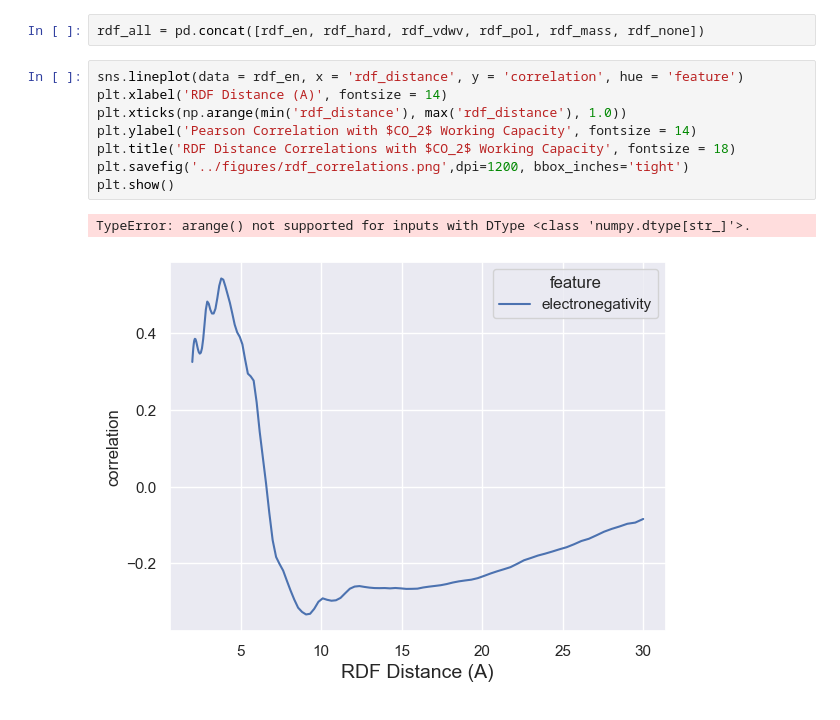
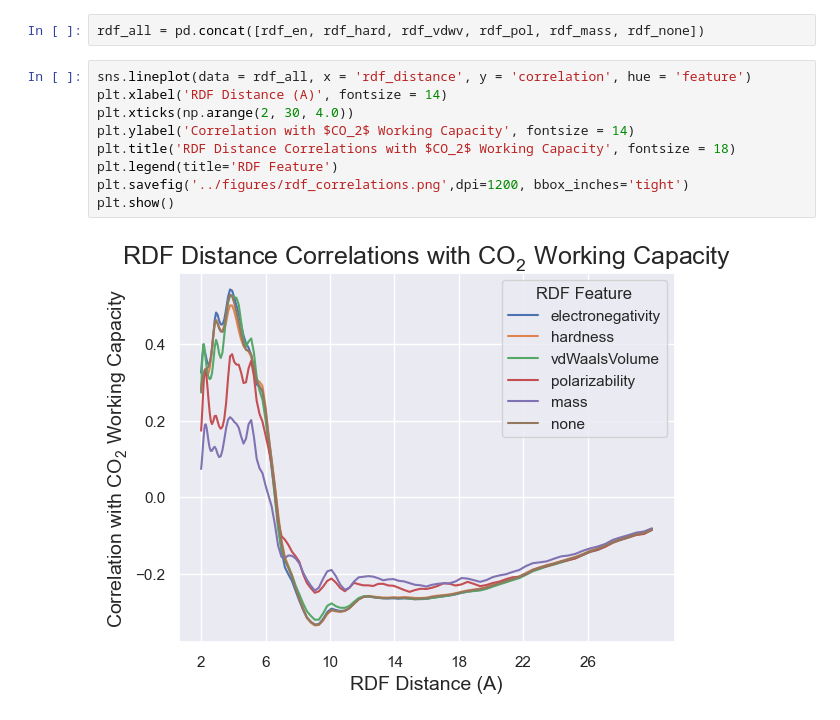
Before and after one commit to zjbrown0689/MOF-Capstone, a Jupyter notebook: notebooks/2_exploratory_data_analysis.ipynb, the cells around one changed output. Drawn from its saved outputs; the diff is of its cells as text.

Commit message:
finished RDF plot

```diff
--- a/notebooks/2_exploratory_data_analysis.ipynb
+++ b/notebooks/2_exploratory_data_analysis.ipynb
@@ -196,13 +194,13 @@ rdf_none = rdf_corr('none')
 # %%
 rdf_all = pd.concat([rdf_en, rdf_hard, rdf_vdwv, rdf_pol, rdf_mass, rdf_none])
 # %%
-sns.lineplot(data = rdf_en, x = 'rdf_distance', y = 'correlation', hue = 'feature')
+sns.lineplot(data = rdf_all, x = 'rdf_distance', y = 'correlation', hue = 'feature')
 plt.xlabel('RDF Distance (A)', fontsize = 14)
-plt.xticks(np.arange(min('rdf_distance'), max('rdf_distance'), 1.0))
-plt.ylabel('Pearson Correlation with $CO_2$ Working Capacity', fontsize = 14)
+plt.xticks(np.arange(2, 30, 4.0))
+plt.ylabel('Correlation with $CO_2$ Working Capacity', fontsize = 14)
 plt.title('RDF Distance Correlations with $CO_2$ Working Capacity', fontsize = 18)
+plt.legend(title='RDF Feature')
 plt.savefig('../figures/rdf_correlations.png',dpi=1200, bbox_inches='tight')
 plt.show()
 # %% [output]
-TypeError: arange() not supported for inputs with DType <class 'numpy.dtype[str_]'>.
-[figure, old version]
+[figure, new version]
```
Also changed, not shown: parts of 4 cells of this notebook.
